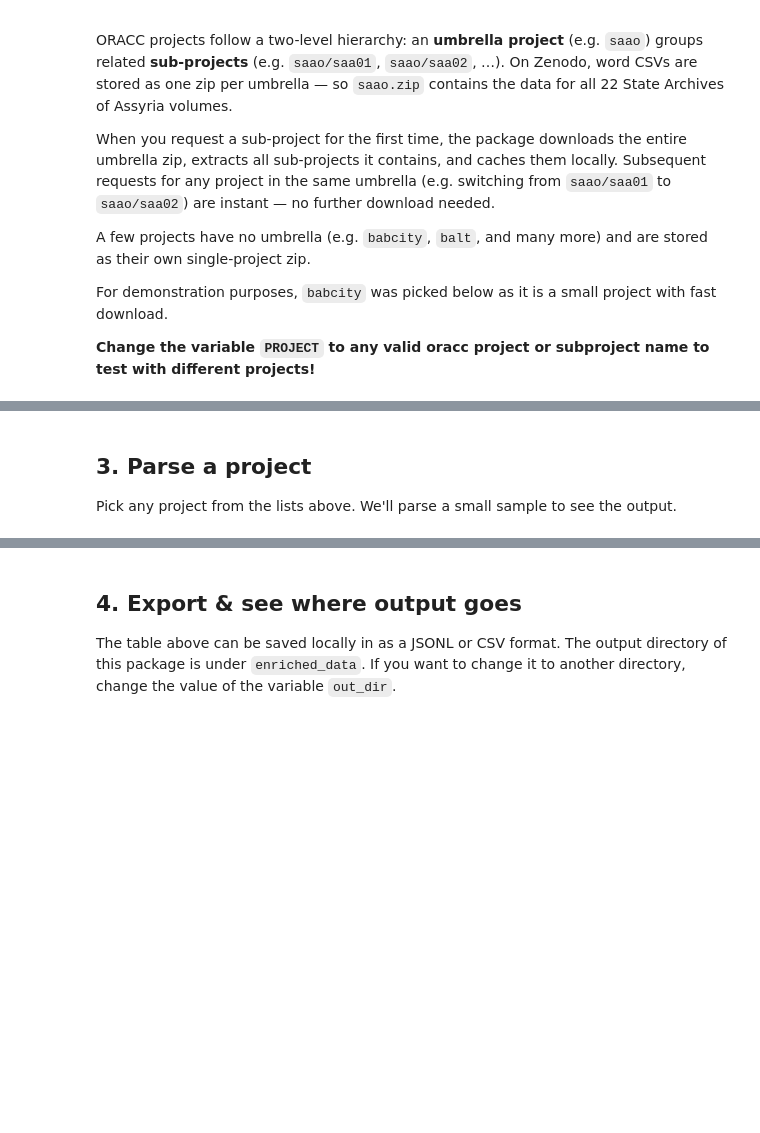
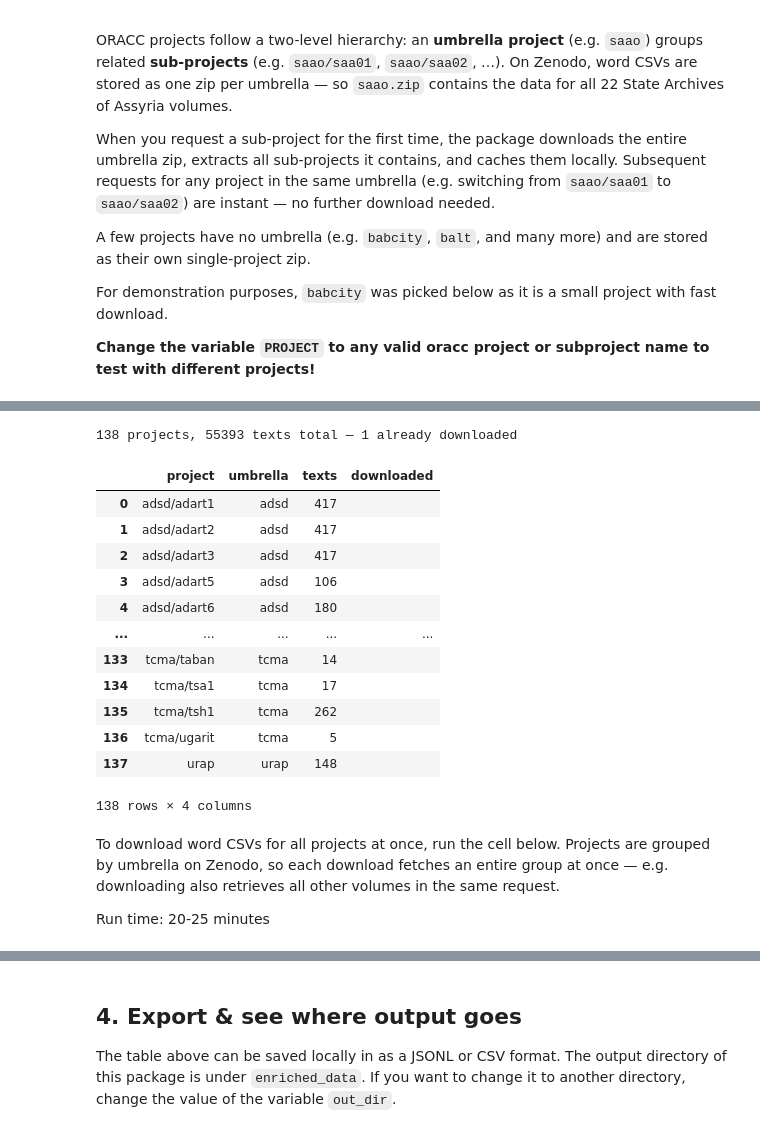
Before and after one commit to shaharspencer/oracc-parser, a Jupyter notebook: notebooks/01_quickstart.ipynb, the cells around one changed output, grey strips where cells are left out. Drawn from its saved outputs; the diff is of its cells as text; code cells hidden in the pictures; blank space fills up the shorter version.

Commit message:
checking move to colab

```diff
--- a/notebooks/01_quickstart.ipynb
+++ b/notebooks/01_quickstart.ipynb
@@ -106,37 +137,32 @@ else:
 # %%
 import pandas as pd
 from oracc_parser.settings import CATALOGUE_DIR, WORD_CSV_DIR
 
 rows = []
 for cat_file in sorted(CATALOGUE_DIR.glob("*.csv")):
     slug = cat_file.stem
     project = slug.replace("-", "/", 1)
     umbrella = slug.split("-")[0]
     n_texts = sum(1 for _ in open(cat_file, encoding="utf-8")) - 1  # fast line count
     downloaded = (WORD_CSV_DIR / slug).exists() and any((WORD_CSV_DIR / slug).glob("*.csv"))
     rows.append({"project": project, "umbrella": umbrella, "texts": n_texts, "downloaded": "✓" if downloaded else ""})
 
-# Check for downloaded ZIPs using configured path
-zip_dir = jsonzip_dir()
-print(zip_dir)
-if zip_dir.exists():
-    # Exclude the large Zenodo bundle ZIPs and projects with no texts
-    _zenodo_zips = {'oracc_jsonzip_all.zip', 'oracc_html_translations.zip', 'plaides_scraped_data.zip'}
-    project_zips = [
-        f for f in zip_dir.glob('*.zip')
-        if f.name not in _zenodo_zips
-        and f.stem.replace('-', '/') not in _empty_projects
-    ]
-    downloaded = sorted([f.stem for f in project_zips])
-    total_size_mb = sum(f.stat().st_size for f in project_zips) / (1024*1024)
-    print(f"📦 {len(downloaded)} projects downloaded ({total_size_mb:.0f} MB total)")
-    print()
-    # Show first 20
-    for i, name in enumerate(downloaded[:20]):
-        size_mb = (zip_dir / f"{name}.zip").stat().st_size / (1024*1024)
-        print(f"   {name:40s}  {size_mb:6.1f} MB")
-    if len(downloaded) > 20:
-        print(f"   ... and {len(downloaded)-20} more")
-else:
-    print("No downloaded projects found yet.")
-    print("Run: python scripts/download_zenodo_data.py")
+available = pd.DataFrame(rows)
+n_dl = (available["downloaded"] == "✓").sum()
+print(f"{len(available)} projects, {available['texts'].sum()} texts total — {n_dl} already downloaded")
+display(available)
+# %% [output]
+138 projects, 55393 texts total — 1 already downloaded
+|  | project | umbrella | texts | downloaded |
+| 0 | adsd/adart1 | adsd | 417 |  |
+| 1 | adsd/adart2 | adsd | 417 |  |
+| 2 | adsd/adart3 | adsd | 417 |  |
+| 3 | adsd/adart5 | adsd | 106 |  |
+| 4 | adsd/adart6 | adsd | 180 |  |
+| ... | ... | ... | ... | ... |
+| 133 | tcma/taban | tcma | 14 |  |
+| 134 | tcma/tsa1 | tcma | 17 |  |
+| 135 | tcma/tsh1 | tcma | 262 |  |
+| 136 | tcma/ugarit | tcma | 5 |  |
+| 137 | urap | urap | 148 |  |
+138 rows × 4 columns
@@ -197,5 +169,5 @@ if projects_to_download:
-# %% [markdown]
-## 3. Parse a project
-
-Pick any project from the lists above. We'll parse a small sample to see the output.
+# %% [markdown]
+To download word CSVs for all projects at once, run the cell below. Projects are grouped by umbrella on Zenodo, so each download fetches an entire group at once — e.g. downloading  also retrieves all other  volumes in the same request.
+
+Run time: 20-25 minutes
 # %%
```
Also changed, not shown: parts of 26 cells of this notebook.
